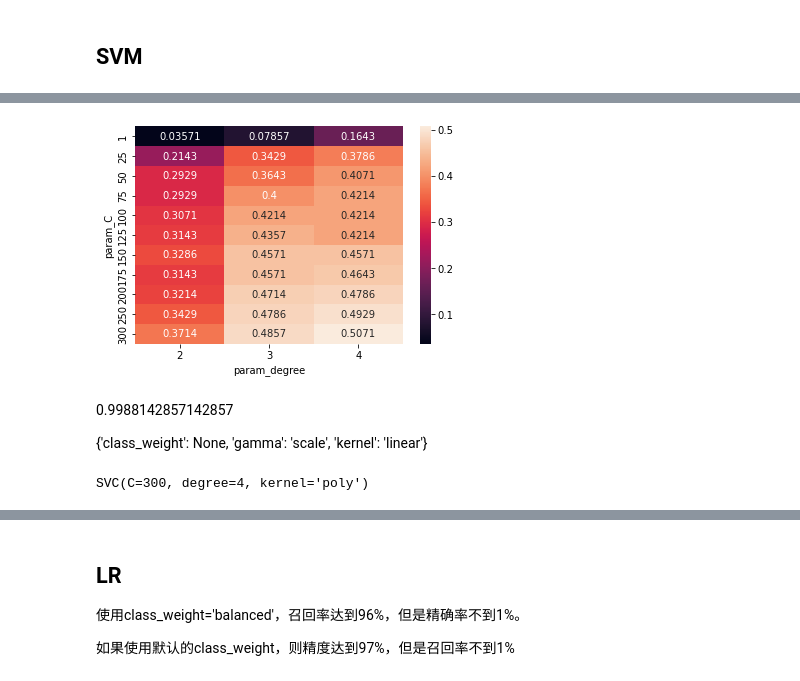
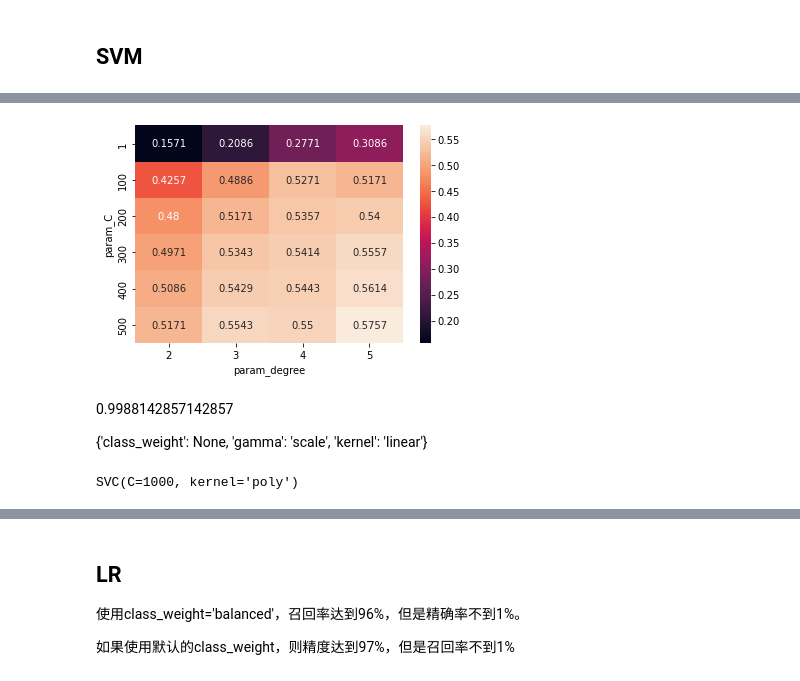
Before and after one commit to Fzkuji/Financial-Fraud-Detection, a Jupyter notebook: Stacking_originaldata.ipynb, the cells around one changed output, grey strips where cells are left out. Saved outputs shown, nothing was run; the diff lists cells and outputs as text; code cells hidden in the pictures.

```diff
--- a/Stacking_originaldata.ipynb
+++ b/Stacking_originaldata.ipynb
@@ -137,10 +137,10 @@ from sklearn.metrics import confusion_matrix, precision_score,auc,roc_auc_score,
 # find best parameters with GridsearchCV
 # no ploy no degree
 # parameters = {'kernel':('linear', 'poly', 'rbf', 'sigmoid'), 'degree':[2, 3, 4], 'gamma':{'scale', 'auto'}, 'class_weight':{'None', 'balanced'}}
-parameters = {'C':[1, 50, 100, 150, 200, 250, 300, 350, 400, 450, 500], 'degree':[3, 4, 5], 'kernel':('poly',)}
+parameters = {'C':[1, 100, 200, 300, 400, 500], 'degree':[2, 3, 4, 5], 'kernel':('poly',)}
 
 model = SVC()
-clf = GridSearchCV(model, parameters)
+clf = GridSearchCV(model, parameters, cv=2, verbose=10)
 result = clf.fit(X_train, y_train)
 print(result.best_score_,result.best_params_)
 # %% [output]
@@ -148,12 +164,14 @@ print(result.best_score_,result.best_params_)
 # %%
 df_gridsearch = pd.DataFrame(result.cv_results_)
 
 max_scores = df_gridsearch.groupby(['param_C', 'param_degree']).max()
 max_scores = max_scores.unstack()[['mean_test_score']]
 max_scores = (max_scores-0.9989)*1000
-sns.heatmap(max_scores.mean_test_score, annot=True, fmt='.4g');
+pic = sns.heatmap(max_scores.mean_test_score, annot=True, fmt='.4g')
+fig = pic.get_figure()
+fig.savefig("./pics/SVM_param_heatmap.png", dpi=500, quality=200)
 # %% [output]
-[figure, old version]
+[figure, new version]
 # %% [markdown]
 0.9988142857142857
 
@@ -172,11 +190,11 @@ sns.heatmap(max_scores.mean_test_score, annot=True, fmt='.4g');
 # best_model.fit(X_train, y_train)
 
 # Normal training
-best_model = SVC(C=300, kernel='poly', degree=4)
+best_model = SVC(C=1000, kernel='poly', degree=3)
 # best_model = SVC(C=5, kernel='linear', degree=3, class_weight=None)
 best_model.fit(X_train, y_train)
 # %% [output]
-SVC(C=300, degree=4, kernel='poly')
+SVC(C=1000, kernel='poly')
 # %%
 # Classify and report the results
 print(best_model.score(X_test, y_test))
```
Also changed, not shown: parts of 7 cells of this notebook, 1 other file.
